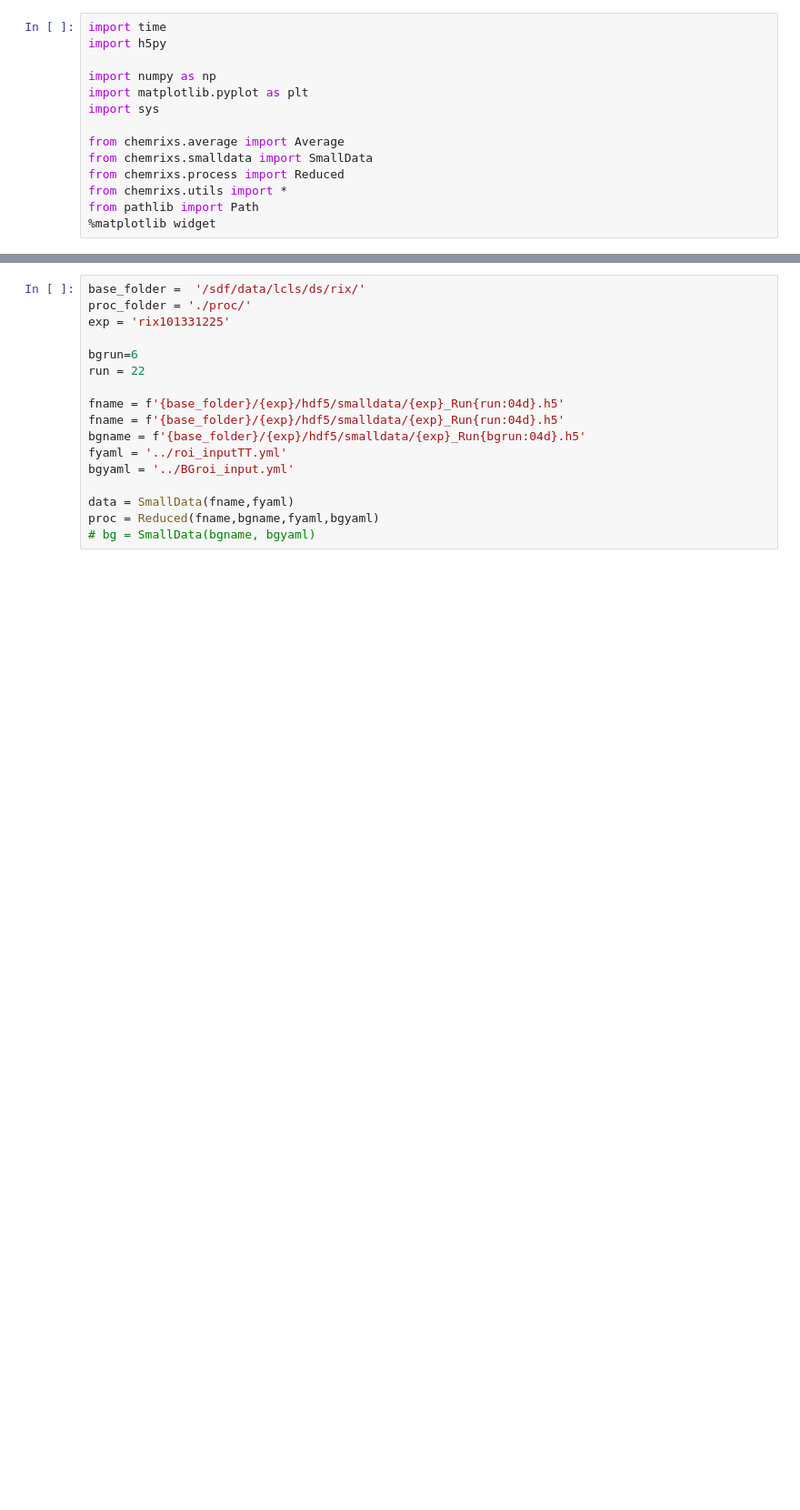
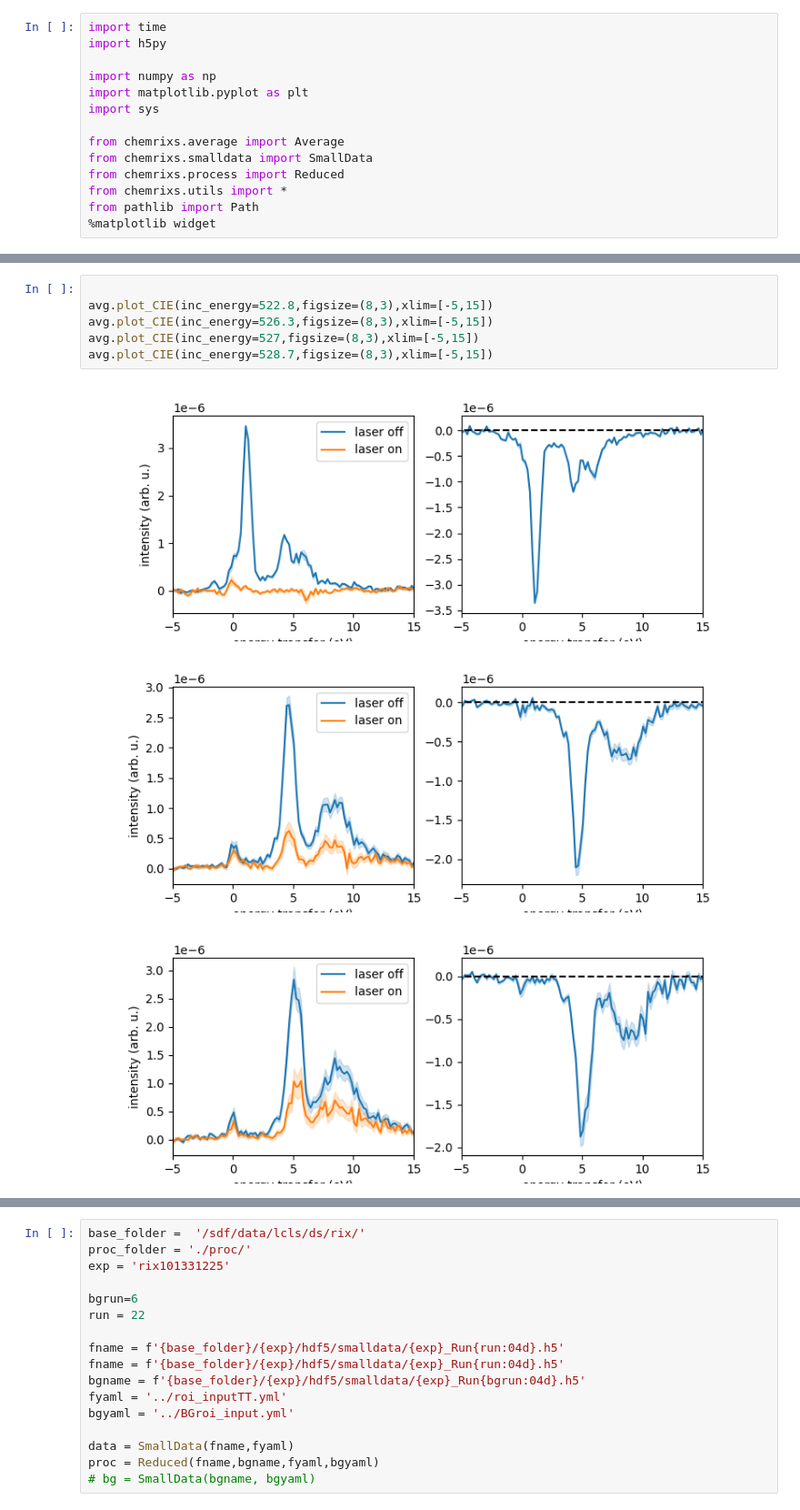
Before and after one commit to AmkeNimm/DataAcceleratorChemRIXS, a Jupyter notebook: jupyter_notebook/errorest_test.ipynb, the cells around one changed output, grey strips where cells are left out. Shown at 91% size. Drawn from its saved outputs; the diff is of its cells as text; blank space fills up the shorter version.

```diff
--- a/jupyter_notebook/errorest_test.ipynb
+++ b/jupyter_notebook/errorest_test.ipynb
@@ -68,0 +81,10 @@ avg.plot_CIE(inc_energy=397.9,figsize=(8,3),xlim=[-5,10])
+# %%
+
+avg.plot_CIE(inc_energy=522.8,figsize=(8,3),xlim=[-5,15])
+avg.plot_CIE(inc_energy=526.3,figsize=(8,3),xlim=[-5,15])
+avg.plot_CIE(inc_energy=527,figsize=(8,3),xlim=[-5,15])
+avg.plot_CIE(inc_energy=528.7,figsize=(8,3),xlim=[-5,15])
+# %% [output]
+[figure, added]
+[figure, added]
+[figure, added]
```
Also changed, not shown: parts of 7 cells of this notebook, 2 other files.
